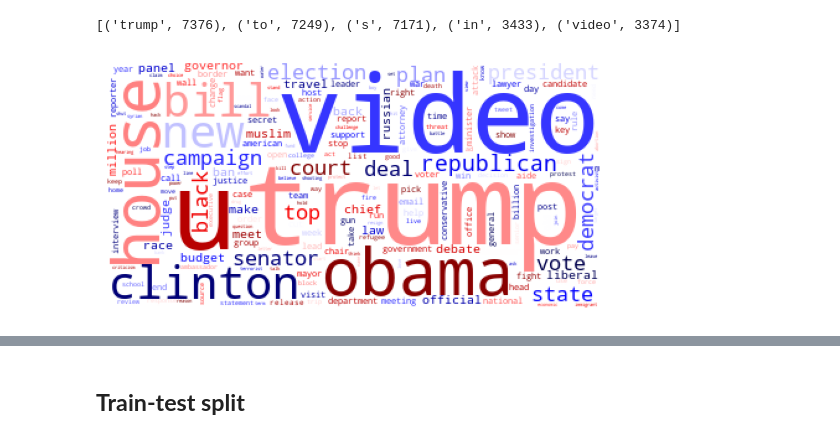
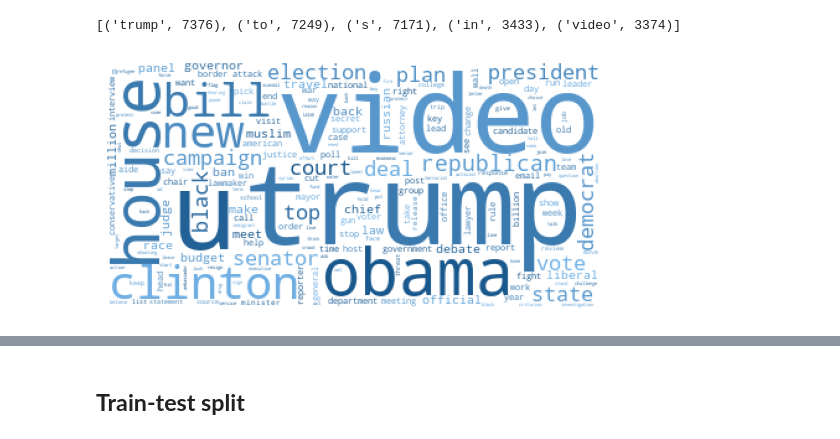
Before and after one commit to system-rowb/Data-Portfolio, a Jupyter notebook: NLP/Fake_news/Fake_news.ipynb, the cells around one changed output, grey strips where cells are left out. Drawn from its saved outputs; the diff is of its cells as text; code cells hidden in the pictures.

```diff
--- a/NLP/Fake_news/Fake_news.ipynb
+++ b/NLP/Fake_news/Fake_news.ipynb
@@ -31,3 +29,24 @@ WORDCLOUD_ARGS_RAW = dict(stopwords=STOPWORDS, background_color='white', random_
+# %%
+RANDOM_STATE = 11
+HEAD = 5
+STR_HEAD = 50
+WORDCLOUD_ARGS_RAW = dict(stopwords=STOPWORDS, background_color='white', random_state=RANDOM_STATE)
+INTERPOLATION = 'bilinear'
+TOP = 100
+
+
+# COLORS, made up with 10-tones in difference from `https://coolors.co/`
+FAKE_COLOR_MIN = '#F6A8A2'
+FAKE_COLOR_MAX = '#CC2014'
+FAKE_COLOR_CMAP = colors.LinearSegmentedColormap.from_list("", [FAKE_COLOR_MIN, FAKE_COLOR_MAX])
+
+REAL_COLOR_MIN = '#70D79E'
+REAL_COLOR_MAX = '#1F6F43'
+REAL_COLOR_CMAP = colors.LinearSegmentedColormap.from_list("", [REAL_COLOR_MIN, REAL_COLOR_MAX])
+
+BOTH_COLOR_MIN = '#73B3E7'
+BOTH_COLOR_MAX = '#18578C'
+BOTH_COLOR_CMAP = colors.LinearSegmentedColormap.from_list("", [BOTH_COLOR_MIN, BOTH_COLOR_MAX])
 # %%
 # Import the datasets
 real_news = pd.read_csv('data/True.csv')
@@ -252,15 +276,15 @@ Now, which are the **"neutral"** words that appear both in **fake** and **real**
 # First, find the intersection between the `fake_titles_tokens` and `real_titles_tokens` sets. Then, create a new dictionary
 # with the token as key, and the sum of the frequency in the `fake_titles_tokens[token]` and `real_titles_tokens[token]`, so
 # you get the joint frequency. Finally convert it into a `Counter`
-both_titles = Counter({token:fake_titles_tokens[token] + real_titles_tokens[token]
+both_titles_only = Counter({token:fake_titles_tokens[token] + real_titles_tokens[token]
                        for token in set(fake_titles_tokens).intersection(set(real_titles_tokens))})
-both_titles.most_common(HEAD)
+both_titles_only.most_common(HEAD)
 # %% [output]
 [('trump', 7376), ('to', 7249), ('s', 7171), ('in', 3433), ('video', 3374)]
 # %%
-# Create a wordcloud with `both_titles`
-both_titles_wc = WordCloud(**WORDCLOUD_ARGS_RAW, colormap='seismic').generate(" ".join(item[0] for item in both_titles.most_common()))
-plt.imshow(both_titles_wc)
+# Create a wordcloud with `both_titles`|
+both_titles_only_wc = WordCloud(**WORDCLOUD_ARGS_RAW, colormap=BOTH_COLOR_CMAP).generate(" ".join(item[0] for item in both_titles_only.most_common()))
+plt.imshow(both_titles_only_wc)
 _ = plt.axis("off")
 # %% [output]
-[figure, old version]
+[figure, new version]
```
Also changed, not shown: parts of 26 cells of this notebook.
